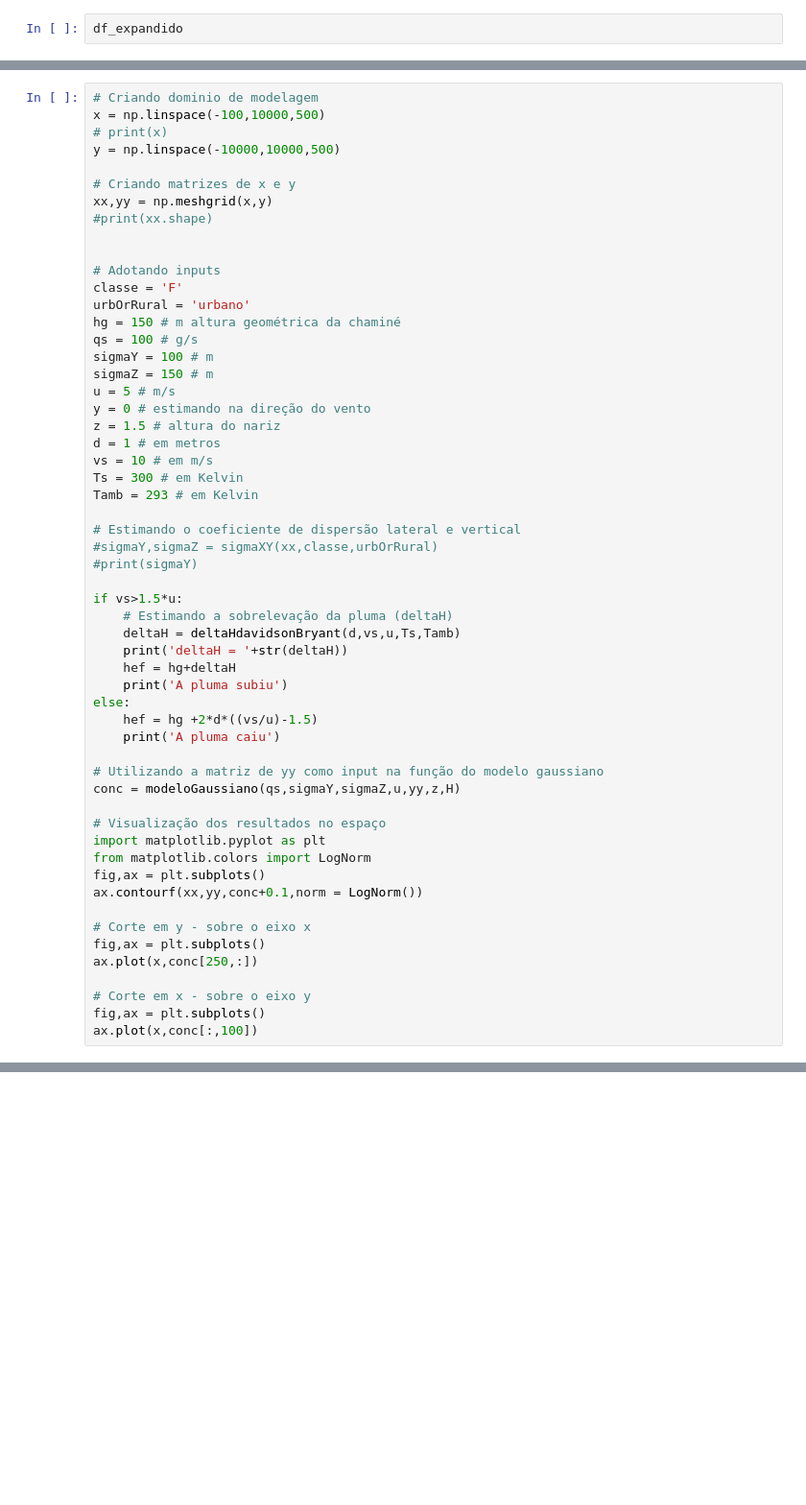
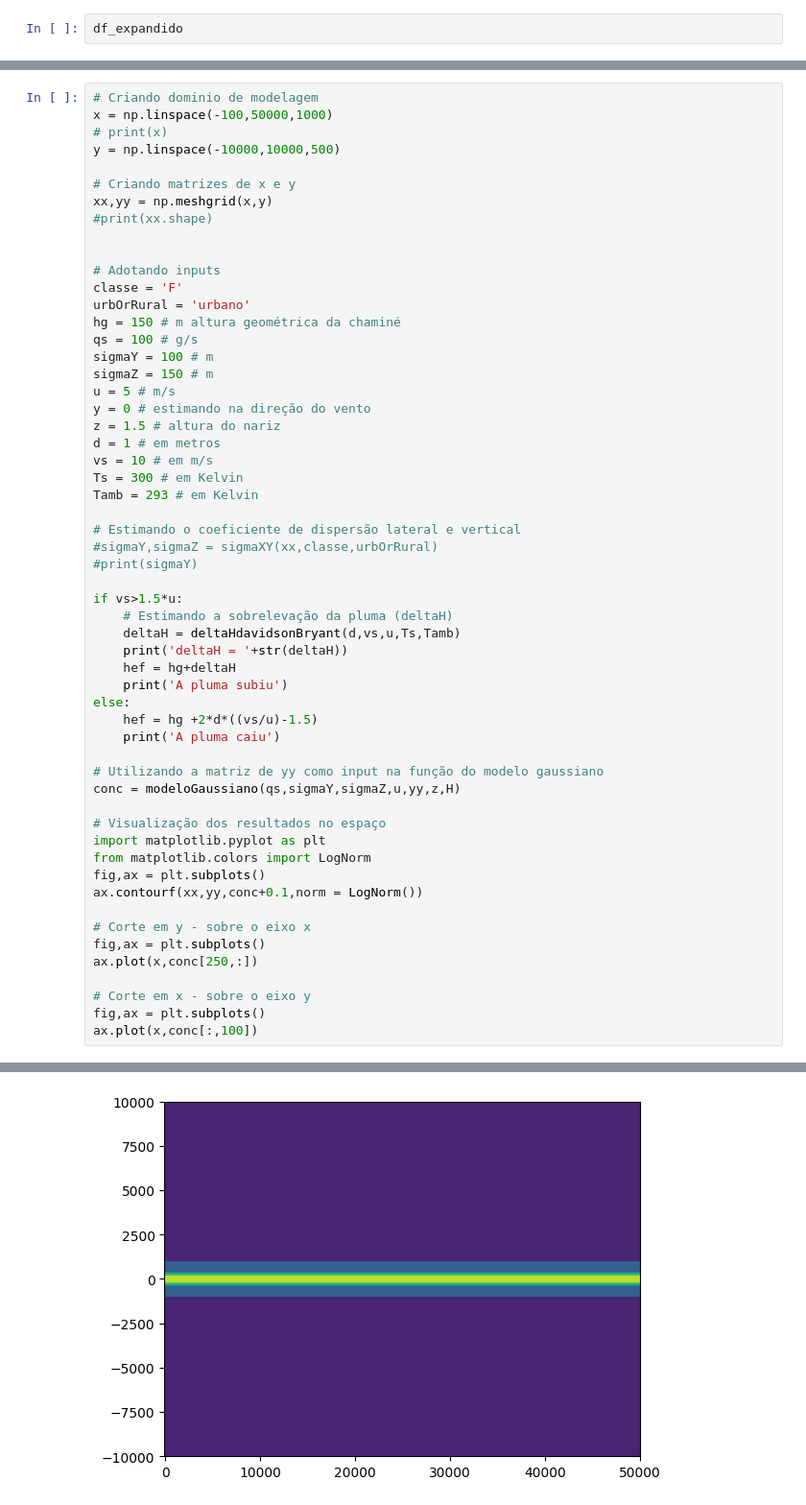
Before and after one commit to Bianca-bonetti/controledepoluicaoatm, a Jupyter notebook: Atividade03.ipynb, the cells around one changed output, grey strips where cells are left out. Shown at 96% size. Saved outputs shown, nothing was run; the diff lists cells and outputs as text; blank space fills up the shorter version.

```diff
--- a/Atividade03.ipynb
+++ b/Atividade03.ipynb
@@ -484,6 +519,6 @@ df_expandido
 # %%
 # Criando dominio de modelagem
-x = np.linspace(-100,10000,500)
+x = np.linspace(-100,50000,1000)
 # print(x)
 y = np.linspace(-10000,10000,500)
 
@@ -537,3 +572,4 @@ ax.plot(x,conc[250,:])
 # Corte em x - sobre o eixo y
 fig,ax = plt.subplots()
 ax.plot(x,conc[:,100])
+# %% [output]
@@ -539,0 +579 @@ ax.plot(x,conc[:,100])
+[figure, added]
```
Also changed, not shown: parts of 3 cells of this notebook.
